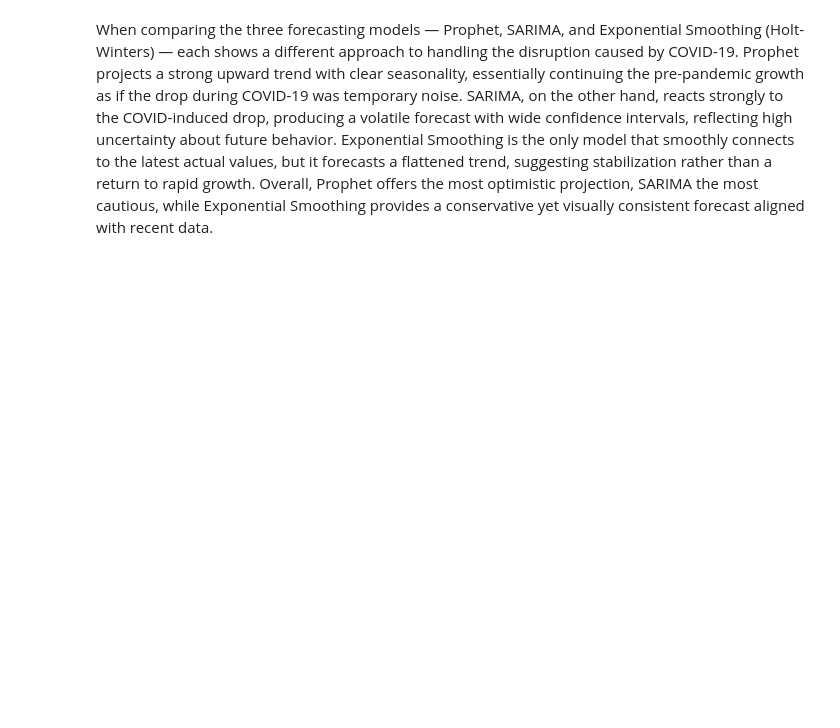
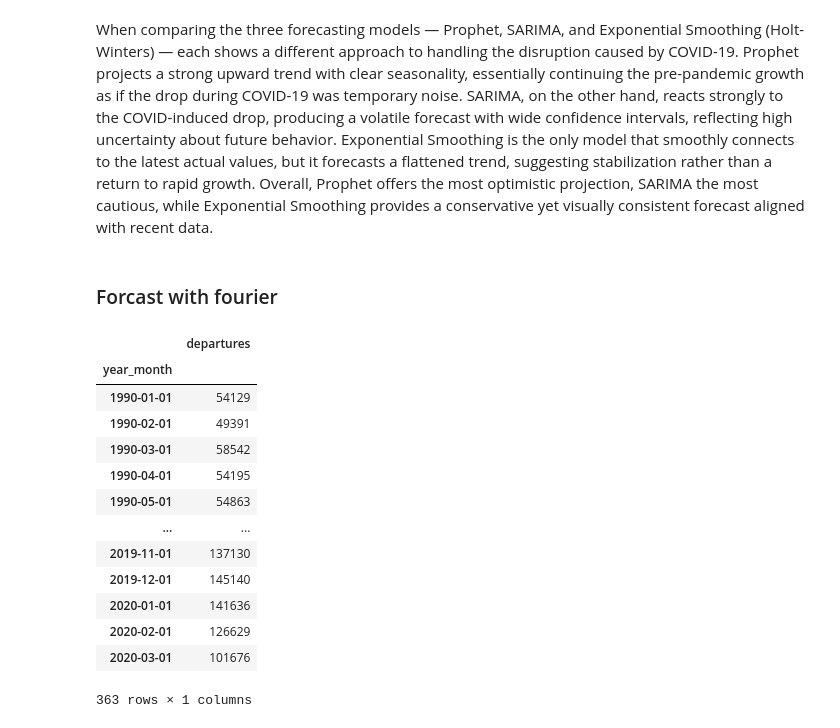
Before and after one commit to nelad1997/Time_Series_Project, a Jupyter notebook: Time_Series_Project.ipynb, the cells around one changed output. Drawn from its saved outputs; the diff is of its cells as text; code cells hidden in the pictures; blank space fills up the shorter version.

```diff
--- a/Time_Series_Project.ipynb
+++ b/Time_Series_Project.ipynb
@@ -411,3 +410,25 @@ plt.show()
 ### Comparison between the 3 models and an explenation to the difference between them taking into account Covid-19:
 # %% [markdown]
 When comparing the three forecasting models — Prophet, SARIMA, and Exponential Smoothing (Holt-Winters) — each shows a different approach to handling the disruption caused by COVID-19. Prophet projects a strong upward trend with clear seasonality, essentially continuing the pre-pandemic growth as if the drop during COVID-19 was temporary noise. SARIMA, on the other hand, reacts strongly to the COVID-induced drop, producing a volatile forecast with wide confidence intervals, reflecting high uncertainty about future behavior. Exponential Smoothing is the only model that smoothly connects to the latest actual values, but it forecasts a flattened trend, suggesting stabilization rather than a return to rapid growth. Overall, Prophet offers the most optimistic projection, SARIMA the most cautious, while Exponential Smoothing provides a conservative yet visually consistent forecast aligned with recent data.
+# %% [markdown]
+### Forcast with fourier
+# %%
+monthly_departures = monthly_departures.to_frame(name='departures')
+
+monthly_departures.index = pd.to_datetime(monthly_departures.index)
+monthly_departures
+# %% [output]
+|  | departures |
+| year_month |  |
+| 1990-01-01 | 54129 |
+| 1990-02-01 | 49391 |
+| 1990-03-01 | 58542 |
+| 1990-04-01 | 54195 |
+| 1990-05-01 | 54863 |
+| ... | ... |
+| 2019-11-01 | 137130 |
+| 2019-12-01 | 145140 |
+| 2020-01-01 | 141636 |
+| 2020-02-01 | 126629 |
+| 2020-03-01 | 101676 |
+363 rows × 1 columns
```
Also changed, not shown: parts of 11 cells of this notebook.
